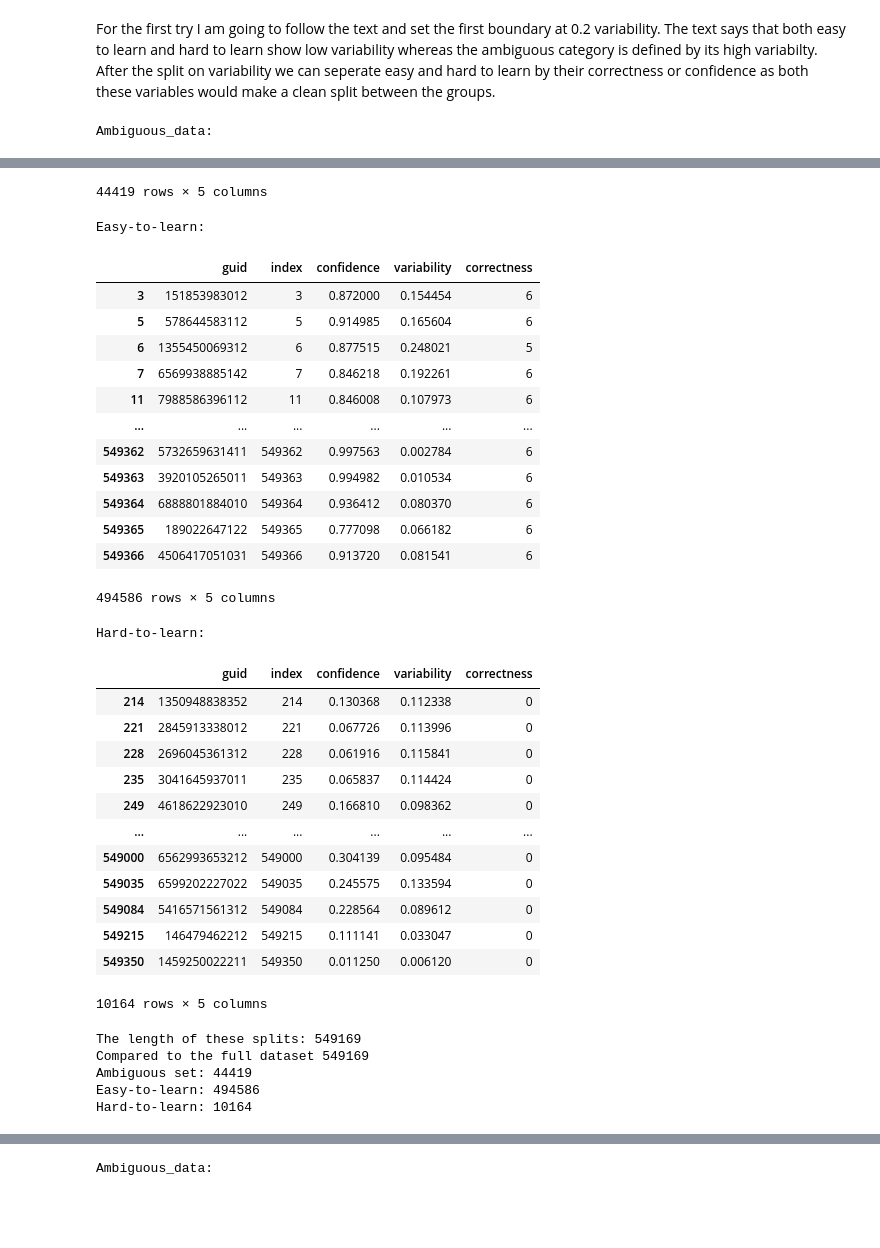
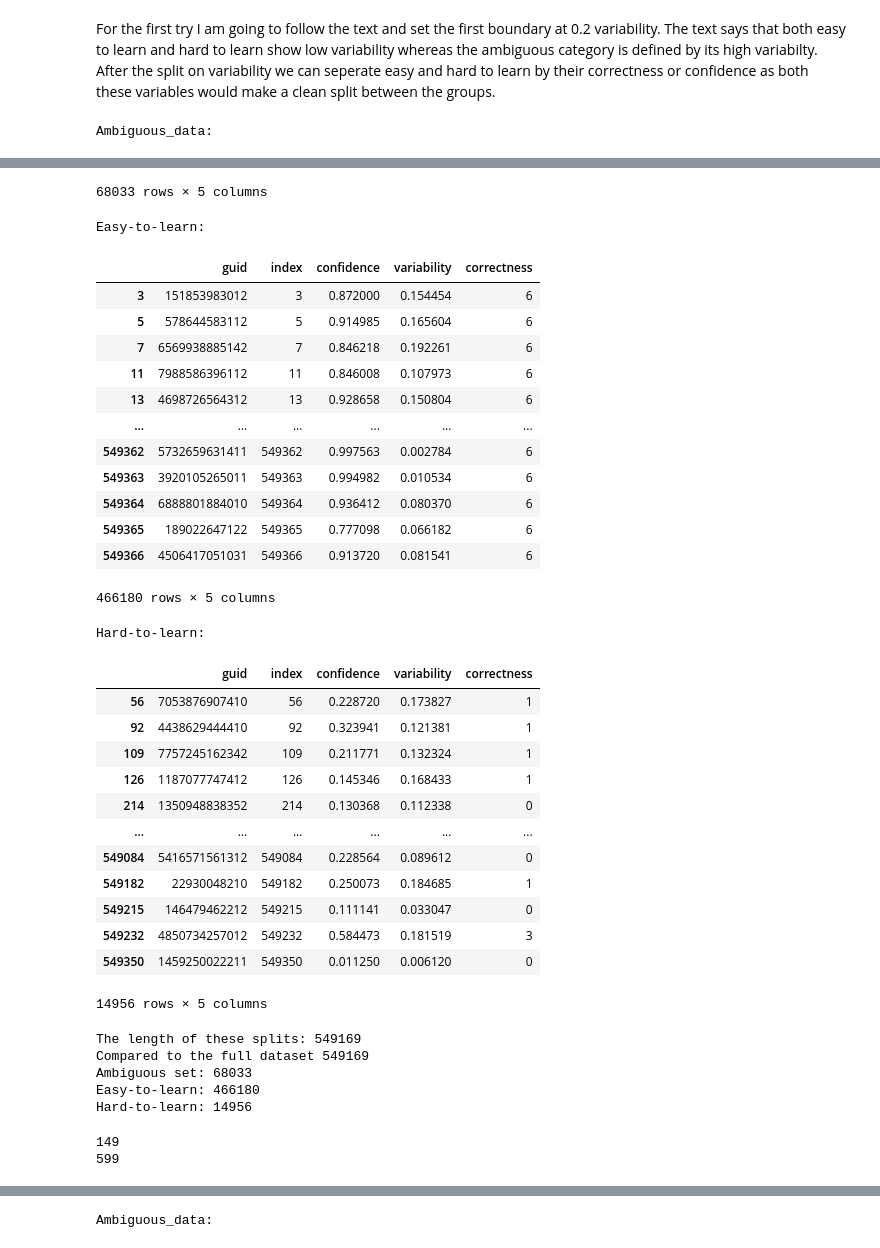
Before and after one commit to jacomijnprins/LoLa, a Jupyter notebook: cartography_selection/cartography.ipynb, the cells around one changed output, grey strips where cells are left out. Drawn from its saved outputs; the diff is of its cells as text; code cells hidden in the pictures; blank space fills up the shorter version.

```diff
--- a/cartography_selection/cartography.ipynb
+++ b/cartography_selection/cartography.ipynb
@@ -206,8 +206,8 @@ Image.open("SNLI_RoBERTa.png")
 # %% [markdown]
 For the first try I am going to follow the text and set the first boundary at 0.2 variability. The text says that both easy to learn and hard to learn show low variability whereas the ambiguous category is defined by its high variabilty. After the split on variability we can seperate easy and hard to learn by their correctness or confidence as both these variables would make a clean split between the groups.
 # %%
-variability_split = 0.25
-correctness_split = 0.5
+variability_split = 0.2
+correctness_split = 4
 
 ambiguous = cartography_data[cartography_data['variability']>=variability_split]
 easy_to_learn = cartography_data[(cartography_data['variability']<variability_split) & (cartography_data['correctness']>= correctness_split)]
@@ -237,38 +237,45 @@ Ambiguous_data:
 | 549325 | 3545976616210 | 549325 | 0.748170 | 0.253168 | 5 |
-44419 rows × 5 columns
+68033 rows × 5 columns
 Easy-to-learn:
 |  | guid | index | confidence | variability | correctness |
 | 3 | 151853983012 | 3 | 0.872000 | 0.154454 | 6 |
 | 5 | 578644583112 | 5 | 0.914985 | 0.165604 | 6 |
-| 6 | 1355450069312 | 6 | 0.877515 | 0.248021 | 5 |
 | 7 | 6569938885142 | 7 | 0.846218 | 0.192261 | 6 |
 | 11 | 7988586396112 | 11 | 0.846008 | 0.107973 | 6 |
+| 13 | 4698726564312 | 13 | 0.928658 | 0.150804 | 6 |
 | ... | ... | ... | ... | ... | ... |
 | 549362 | 5732659631411 | 549362 | 0.997563 | 0.002784 | 6 |
 | 549363 | 3920105265011 | 549363 | 0.994982 | 0.010534 | 6 |
 | 549364 | 6888801884010 | 549364 | 0.936412 | 0.080370 | 6 |
 | 549365 | 189022647122 | 549365 | 0.777098 | 0.066182 | 6 |
 | 549366 | 4506417051031 | 549366 | 0.913720 | 0.081541 | 6 |
-494586 rows × 5 columns
+466180 rows × 5 columns
 Hard-to-learn:
 |  | guid | index | confidence | variability | correctness |
+| 56 | 7053876907410 | 56 | 0.228720 | 0.173827 | 1 |
+| 92 | 4438629444410 | 92 | 0.323941 | 0.121381 | 1 |
+| 109 | 7757245162342 | 109 | 0.211771 | 0.132324 | 1 |
+| 126 | 1187077747412 | 126 | 0.145346 | 0.168433 | 1 |
 | 214 | 1350948838352 | 214 | 0.130368 | 0.112338 | 0 |
-| 221 | 2845913338012 | 221 | 0.067726 | 0.113996 | 0 |
-| 228 | 2696045361312 | 228 | 0.061916 | 0.115841 | 0 |
-| 235 | 3041645937011 | 235 | 0.065837 | 0.114424 | 0 |
-| 249 | 4618622923010 | 249 | 0.166810 | 0.098362 | 0 |
 | ... | ... | ... | ... | ... | ... |
-| 549000 | 6562993653212 | 549000 | 0.304139 | 0.095484 | 0 |
-| 549035 | 6599202227022 | 549035 | 0.245575 | 0.133594 | 0 |
 | 549084 | 5416571561312 | 549084 | 0.228564 | 0.089612 | 0 |
+| 549182 | 22930048210 | 549182 | 0.250073 | 0.184685 | 1 |
 | 549215 | 146479462212 | 549215 | 0.111141 | 0.033047 | 0 |
+| 549232 | 4850734257012 | 549232 | 0.584473 | 0.181519 | 3 |
 | 549350 | 1459250022211 | 549350 | 0.011250 | 0.006120 | 0 |
-10164 rows × 5 columns
+14956 rows × 5 columns
 The length of these splits: 549169
 Compared to the full dataset 549169
-Ambiguous set: 44419
-Easy-to-learn: 494586
-Hard-to-learn: 10164
+Ambiguous set: 68033
+Easy-to-learn: 466180
+Hard-to-learn: 14956
+# %%
+# 'wrongly' labeled instances when splitting the hard and easy to learn on one of correctness and confidence
+print(len(easy_to_learn[easy_to_learn['confidence']<0.5]))
+print(len(hard_to_learn[hard_to_learn['confidence']>0.5]))
+# %% [output]
+149
+599
 # %% [markdown]
 The hard to learn category is by far the smallest using this method. The easy to learn is the largest, but with the distribution of the corerctness that is to be expected.\
 Variability 0.2 and correctness 0.5:
```
Also changed, not shown: parts of 2 cells of this notebook.
